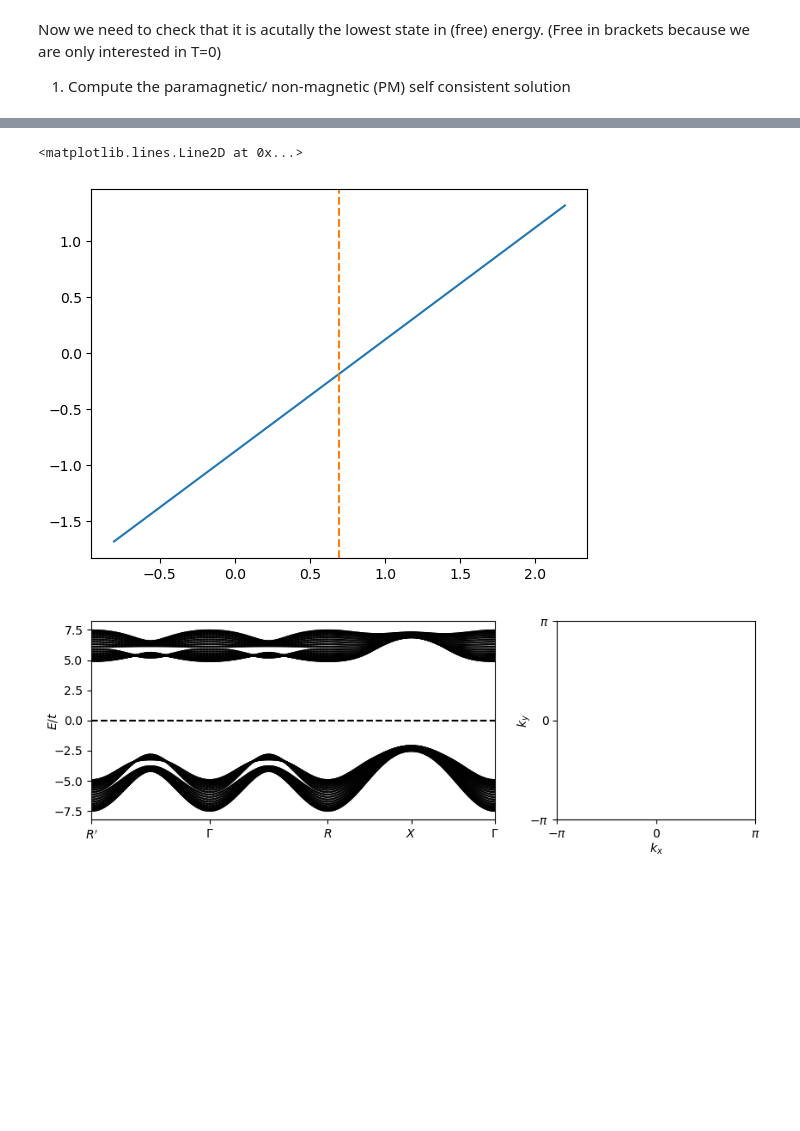
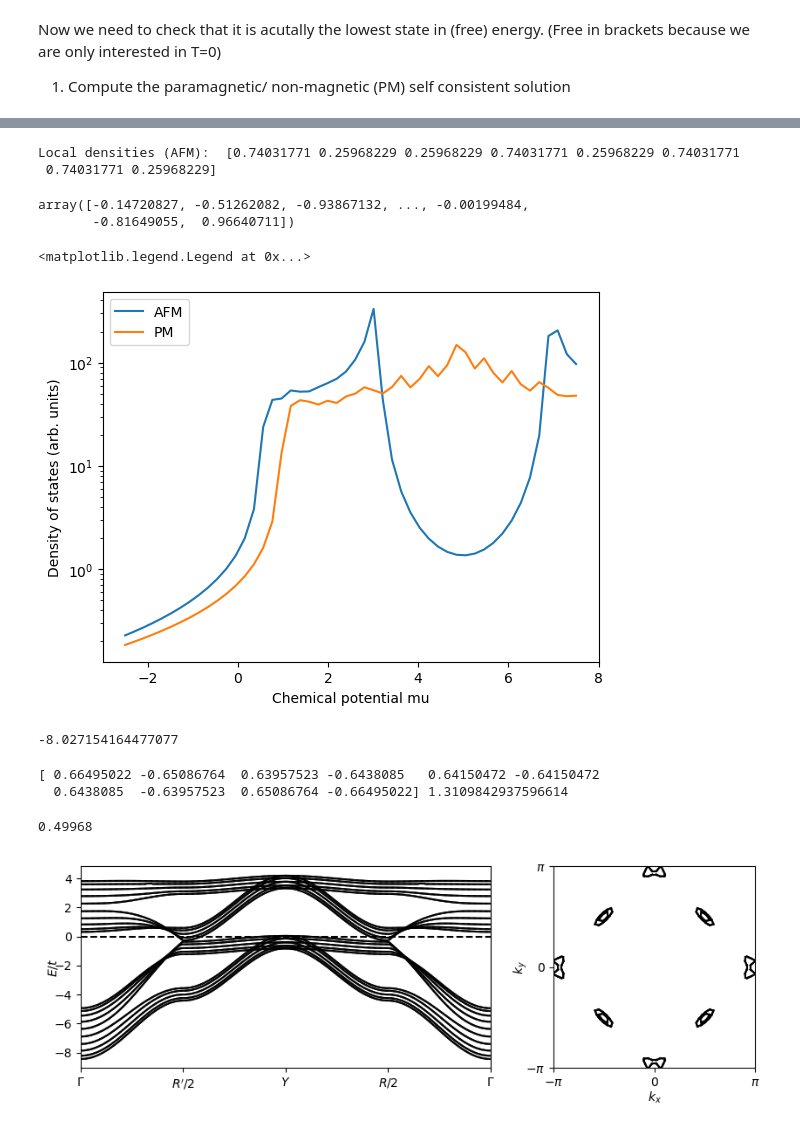
Before and after one commit to dpreuo/alter_surf, a Jupyter notebook: benchmarks/benchmark_mean_field_DLKK.ipynb, the cells around one changed output, grey strips where cells are left out. Drawn from its saved outputs; the diff is of its cells as text; code cells hidden in the pictures; blank space fills up the shorter version.

```diff
--- a/benchmarks/benchmark_mean_field_DLKK.ipynb
+++ b/benchmarks/benchmark_mean_field_DLKK.ipynb
@@ -7,11 +8,13 @@ from alter_surf.hamiltonian_DLKK import H_DLKK_3D_MF, Spin_operator, points_BZ
 from alter_surf.mean_field import hartree_fock
 # %%
-Hparam = dict(len_z=20,delta=1, tp=0.5, tz=1, U=10, filling=0.45, PBC= False)
-Hparam = dict(len_z=2,delta=0.9, tp=0.3, tz=0., U=8, filling=0.5, PBC= True)
-initial_parameters = dict(initial_m=(-1)**np.arange(Hparam['len_z'])/4, initial_n=Hparam['filling']*np.ones(Hparam['len_z']))
+Hparam0 = dict(len_z=10,delta=0.8, tp=0.5, tz=1, U=5, filling=0.5+1e-2, PBC= False)
+#Hparam0 = dict(len_z=2,delta=0., tp=-0.16, tz=0., U=10, filling=0.5, PBC= True)
+Lq = 40
+initial_parameters = dict(initial_mAF=(-1)**np.arange(Hparam0['len_z'])/4,
+                          initial_mF =np.ones(Hparam0['len_z']) * 0,
+                          initial_n=Hparam0['filling']*np.ones(Hparam0['len_z'])*2)
+MF_parameters = dict(n_steps=60, Lq=Lq, tol_mdiff=1e-4,mixing_proportion=0.1,adjust_learning_rate=False)
 
-m_values, n_values, fermi_energys = hartree_fock(Hparam,initial_parameters, 40, Lq=30, tol_mdiff=1e-4,mixing_proportion=0.4,adjust_learning_rate=False)
+mAFs, mFs, ns, fermi_energys = hartree_fock(Hparam0.copy(),initial_parameters, **MF_parameters)
 
-Hparam['m_values'] = m_values[-1]
-Hparam['n_values'] = n_values[-1]
-Hparam['mu'] = fermi_energys[-1]
+Hparam = dict(**Hparam0, mAF=mAFs[-1],mF=mFs[-1],ns=ns[-1],mu=fermi_energys[-1])
@@ -120,0 +263,12 @@ filling AFM 0.5
+# %%
+
+fermi_occupation = es<mu #boolean array, true if state is occupied
+local_densities = np.einsum('nkqa,nkq->a',np.abs(psi)**2,fermi_occupation)/Lq**2 #sum up bands, momenta, momenta
+
+print('Local densities (AFM): ', local_densities)
+
+len_z = 100000000
+x = np.random.rand(2,4*len_z)
+# %% [output]
+Local densities (AFM):  [0.74031771 0.25968229 0.25968229 0.74031771 0.25968229 0.74031771
+ 0.74031771 0.25968229]
@@ -121,23 +278,56 @@ filling AFM 0.5
+# %%
+
+np.einsum('xz,x->z',x,np.array([1,-1]))
+# %% [output]
+array([-0.14720827, -0.51262082, -0.93867132, ..., -0.00199484,
+       -0.81649055,  0.96640711])
 # %%
+Gamma = 5e-2
+doss  = []; doss_PM  = []
+
+for dmu in dmus:
+    dos = np.sum(1/((es - dmu)**2 + Gamma**2))/(Lq**2)
+    doss.append(dos)
+
+    dos_PM = np.sum(1/((es_PM - dmu)**2 + Gamma**2))/(Lq**2)
+    doss_PM.append(dos_PM)
+
+plt.plot(dmus + mu, doss, label='AFM')
+plt.plot(dmus + mu_PM, doss_PM, label='PM')
+plt.xlabel('Chemical potential mu')
+plt.ylabel('Density of states (arb. units)')
+plt.yscale('log')
+plt.legend()
 # %% [output]
-<matplotlib.lines.Line2D at 0x...>
+<matplotlib.legend.Legend at 0x...>
-[figure, old version]
+[figure, new version]
+# %%
+dmu = 0.2
+np.sum(es[es<+dmu])/Lq**2/Hparam['len_z']
+# %% [output]
+-8.027154164477077
 # %%
 from blochK.plotting import plot_FS, plot_bandstruc
 
-param = Hparam
+param = Hparam.copy()
+
+print(param['mAF'],param['mu'])
 
 labels = ["R'",'\Gamma','R',"X",'\Gamma']
+labels = ['\Gamma',"R'/2","Y","R/2",'\Gamma']
 pathBZ = np.array([points_BZ[x] for x in labels])
 labels = ['$'+l+'$' for l in labels]
 
 coloring_operator = np.kron(np.ones(param['len_z']), Spin_operator)
 
 cmap = 'bwr'
 
 fig, [ax,ax1] = plt.subplots(1,2,gridspec_kw={'width_ratios': [2,1]},figsize=(10,3))
 plot_bandstruc(ax,H_DLKK_3D_MF,param=param,points_path=pathBZ,labels_points_path=labels,coloring_operator=coloring_operator,cmap=cmap)
-plot_FS(ax1,H_DLKK_3D_MF,param=param,coloring_operator=coloring_operator,cmap=cmap,Lq=50)
+plot_FS(ax1,H_DLKK_3D_MF,param=param,coloring_operator=coloring_operator,cmap=cmap,Lq=50,print_filling=True)
 # %% [output]
+[ 0.66495022 -0.65086764  0.63957523 -0.6438085   0.64150472 -0.64150472
+  0.6438085  -0.63957523  0.65086764 -0.66495022] 1.3109842937596614
+0.49968
-[figure, old version]
+[figure, new version]
 # %%
```
Also changed, not shown: parts of 17 cells of this notebook, 6 other files.
